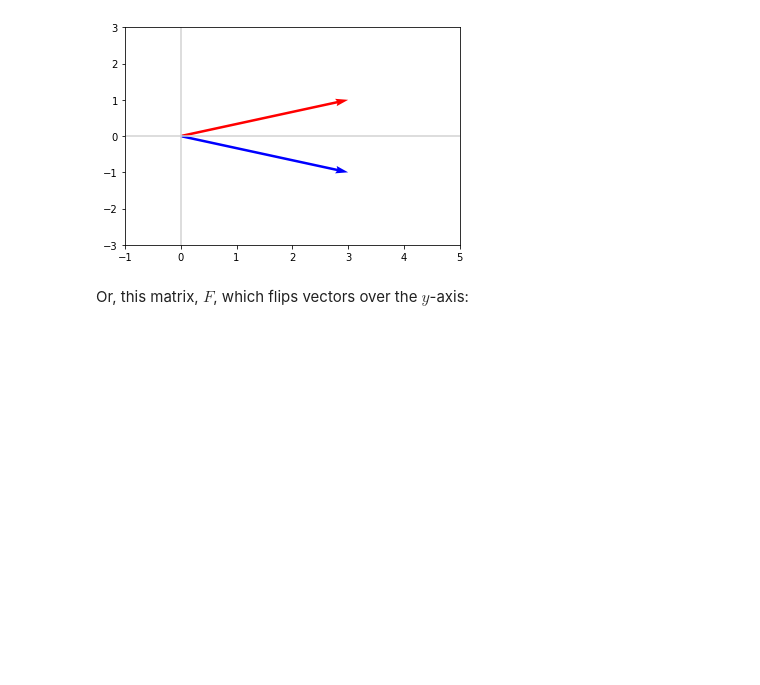
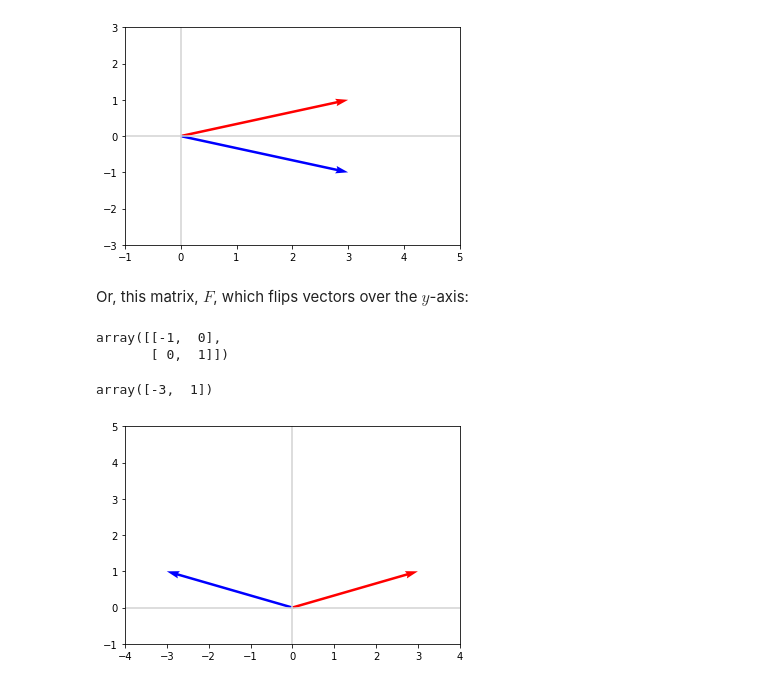
Before and after one commit to irawan09/Machine_Learning, a Jupyter notebook: Mathematical Foundations of ML/2 - Linear Algebra II.ipynb, the cells around one changed output. Cells and saved outputs as stored; diff of their text form; code cells hidden in the pictures; blank space fills up the shorter version.

```diff
--- a/Mathematical Foundations of ML/2 - Linear Algebra II.ipynb
+++ b/Mathematical Foundations of ML/2 - Linear Algebra II.ipynb
@@ -262,4 +262,19 @@ _ = plt.ylim(-3, 3)
 # %% [markdown]
 Or, this matrix, $F$, which flips vectors over the $y$-axis:
 # %%
-F = np.array([[]])
+F = np.array([[-1, 0], [0, 1]])
+F
+# %% [output]
+array([[-1,  0],
+       [ 0,  1]])
+# %%
+Fv = np.dot(F,v)
+Fv
+# %% [output]
+array([-3,  1])
+# %%
+plot_vectors([v, Fv], ['red', 'blue'])
+plt.xlim(-4, 4)
+_ = plt.ylim(-1, 5)
+# %% [output]
+[figure, added]
```
Also changed, not shown: parts of 33 cells of this notebook.
